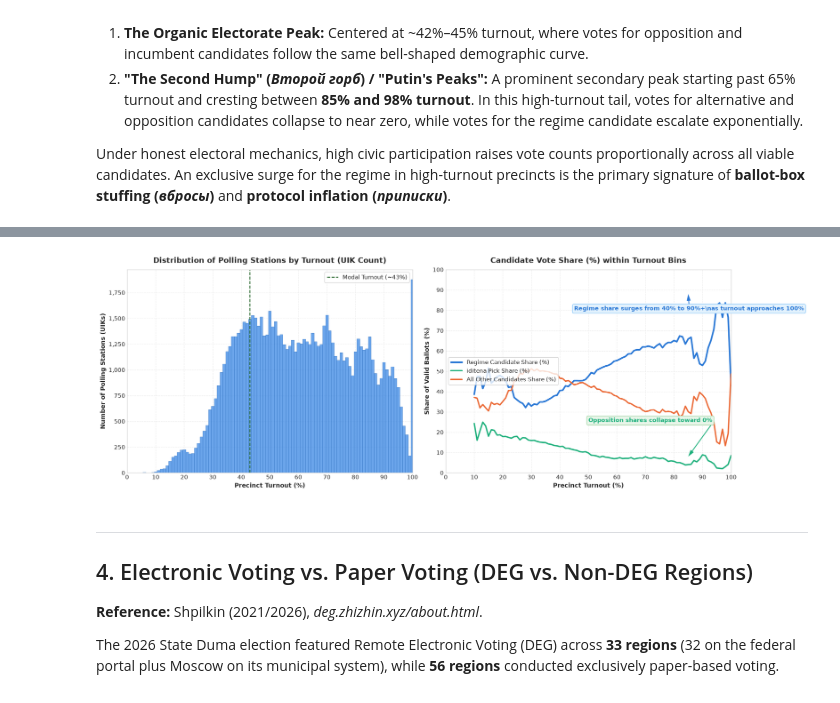
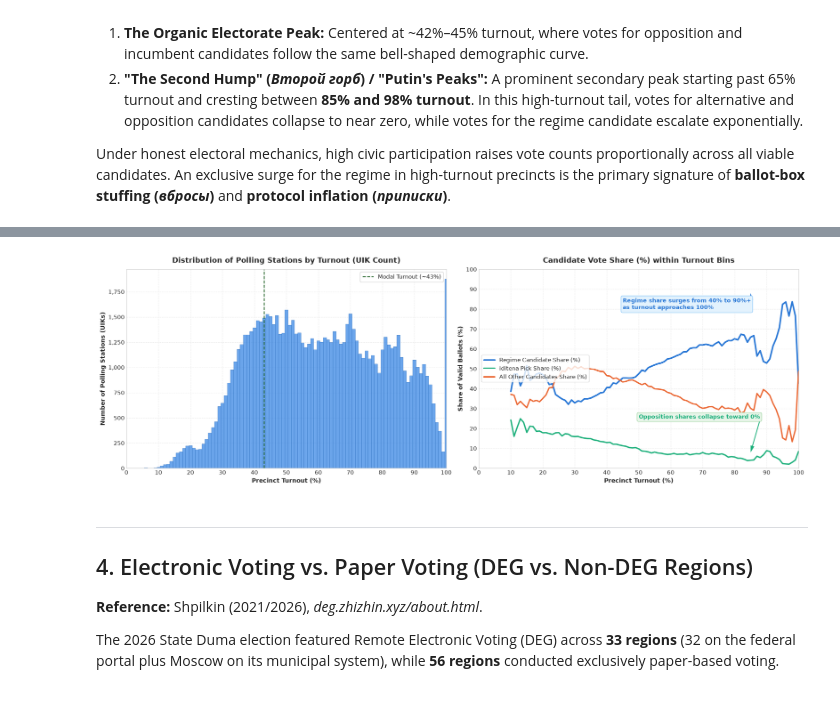
Before and after one commit to valentynbez/stolen-elections, a Jupyter notebook: notebooks/stolen-elections.ipynb, the cells around one changed output, grey strips where cells are left out. Drawn from its saved outputs; the diff is of its cells as text; code cells hidden in the pictures.

```diff
--- a/notebooks/stolen-elections.ipynb
+++ b/notebooks/stolen-elections.ipynb
@@ -284,35 +282,35 @@ mask_valid = bins_sm['bin'] >= 10 # avoid noisy low-n bins < 10%
 ax2.plot(bins_sm.loc[mask_valid, 'bin'], bins_sm.loc[mask_valid, 'power_share'],
          color=C_POWER, linewidth=2.8, label='Regime Candidate Share (%)')
 ax2.plot(bins_sm.loc[mask_valid, 'bin'], bins_sm.loc[mask_valid, 'pick_share'],
          color=C_PICK, linewidth=2.4, label='iditena Pick Share (%)')
 ax2.plot(bins_sm.loc[mask_valid, 'bin'], bins_sm.loc[mask_valid, 'other_share'],
          color=C_OTHER, linewidth=2.4, label='All Other Candidates Share (%)')
 
 ax2.set_title('Candidate Vote Share (%) within Turnout Bins', fontsize=13, fontweight='bold', pad=12)
 ax2.set_xlabel('Precinct Turnout (%)', fontsize=11, fontweight='bold')
 ax2.set_ylabel('Share of Valid Ballots (%)', fontsize=11, fontweight='bold')
 ax2.set_xlim(0, 100)
 ax2.set_ylim(0, 100)
 ax2.xaxis.set_major_locator(ticker.MultipleLocator(10))
 ax2.yaxis.set_major_locator(ticker.MultipleLocator(10))
 
-ax2.annotate('Regime share surges from 40% to 90%+\\nas turnout approaches 100%',
+ax2.annotate('Regime share surges from 40% to 90%+\nas turnout approaches 100%',
              xy=(85, 88), xytext=(45, 80),
              arrowprops=dict(facecolor=C_POWER, edgecolor='none', width=1.5, headwidth=7),
              fontsize=10, fontweight='bold', color=C_POWER,
              bbox=dict(boxstyle='round,pad=0.3', facecolor='#e3f2fd', edgecolor='#90caf9'))
 
 ax2.annotate('Opposition shares collapse toward 0%',
              xy=(85, 8), xytext=(50, 25),
              arrowprops=dict(facecolor=C_PICK, edgecolor='none', width=1.5, headwidth=7),
              fontsize=10, fontweight='bold', color=C_PICK,
              bbox=dict(boxstyle='round,pad=0.3', facecolor='#e8f5e9', edgecolor='#a5d6a7'))
 
 ax2.legend(loc='center left', frameon=True)
 plt.tight_layout()
 plt.show()
 # %% [output]
-[figure, old version]
+[figure, new version]
 # %% [markdown]
 ---
 ## 4. Electronic Voting vs. Paper Voting (DEG vs. Non-DEG Regions)
```
Also changed, not shown: parts of 10 cells of this notebook.
